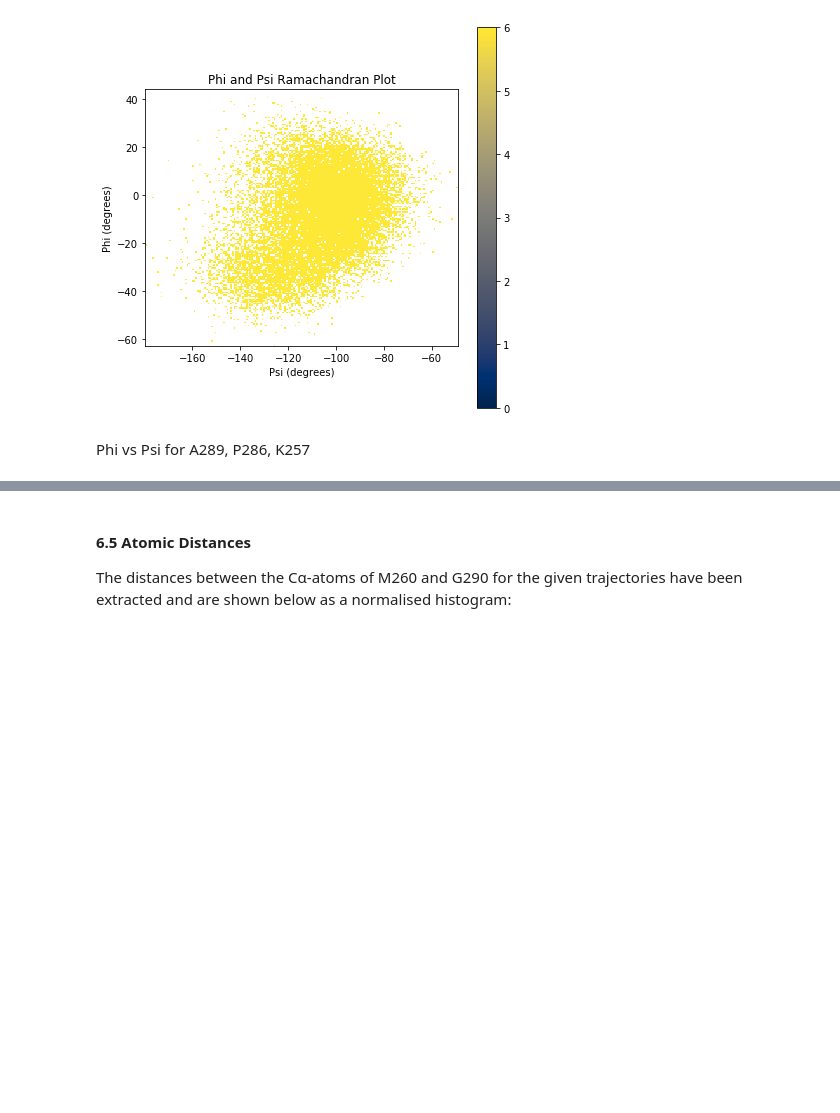
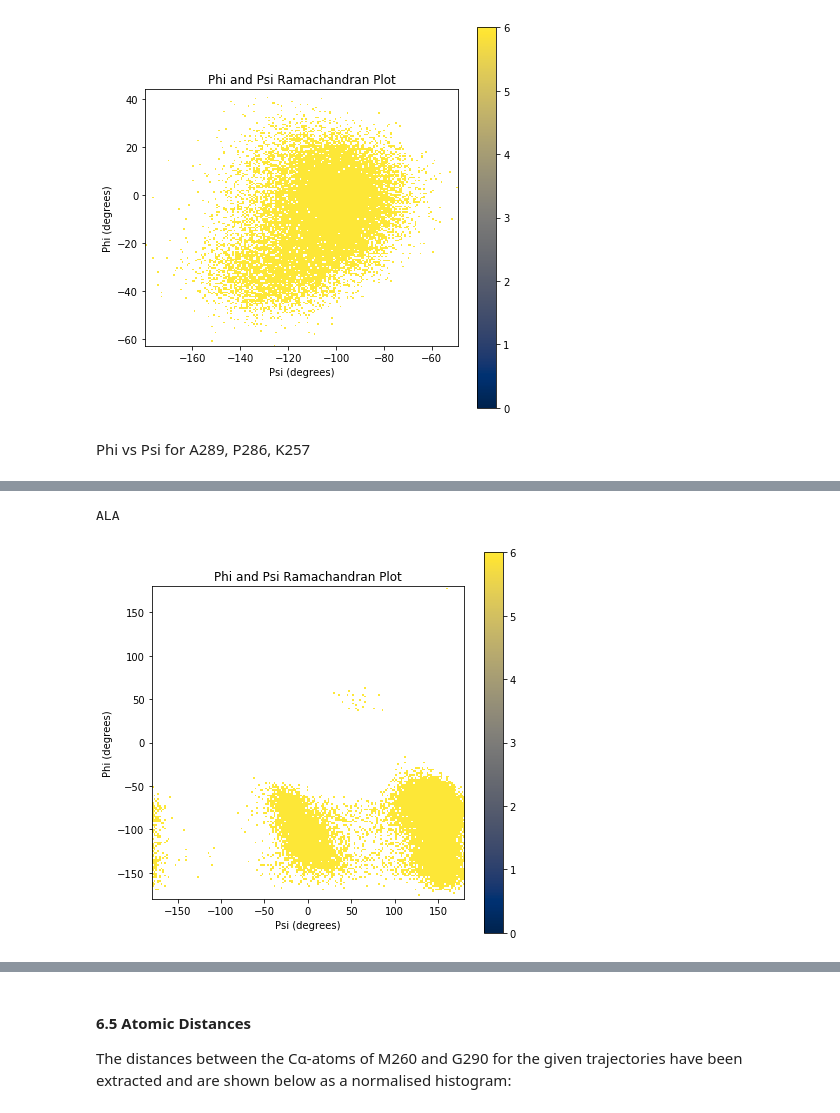
Before and after one commit to laifi/molecular-dynamics, a Jupyter notebook: e05/Exercise 5.ipynb, the cells around one changed output, grey strips where cells are left out. Drawn from its saved outputs; the diff is of its cells as text; code cells hidden in the pictures; blank space fills up the shorter version.

```diff
--- a/e05/Exercise 5.ipynb
+++ b/e05/Exercise 5.ipynb
@@ -146,0 +196,6 @@ Phi vs Psi for A289, P286, K257
+# %%
+ramachandran(df['phi_a'], df['psi_a'])
+print('ALA')
+# %% [output]
+ALA
+[figure, added]
```
Also changed, not shown: parts of 9 cells of this notebook.
